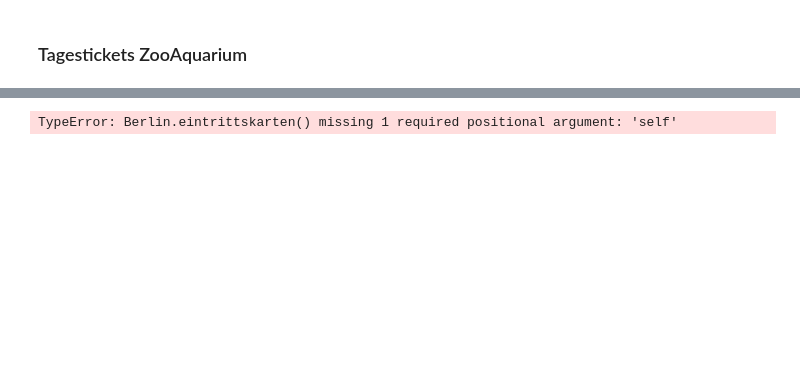
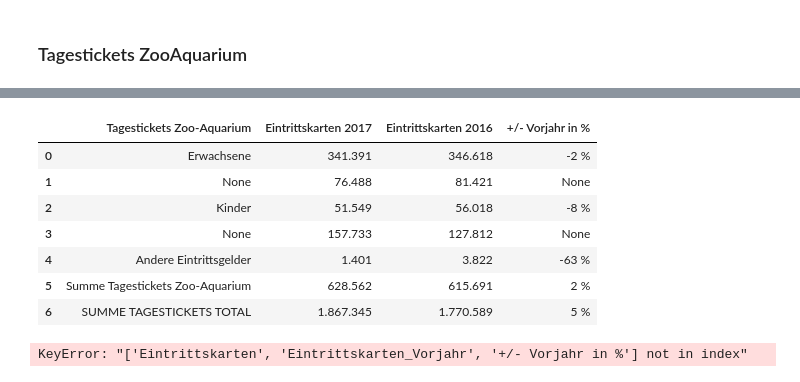
Before and after one commit to Ben-physics-dotcom/VdZ_aDataScienceProject, a Jupyter notebook: Data_Cleaning/berlin/2017.ipynb, the cells around one changed output, grey strips where cells are left out. Drawn from its saved outputs; the diff is of its cells as text; code cells hidden in the pictures; blank space fills up the shorter version.

```diff
--- a/Data_Cleaning/berlin/2017.ipynb
+++ b/Data_Cleaning/berlin/2017.ipynb
@@ -123,7 +159,18 @@ Tagestickets_Zoo.to_json('../../Data/Berlin/Tagestickets_Zoo.json', index=False)
+# %%
+dfs17[47]
+# %% [output]
+|  | Tagestickets Zoo-Aquarium | Eintrittskarten 2017 | Eintrittskarten 2016 | +/- Vorjahr in % |
+| 0 | Erwachsene | 341.391 | 346.618 | -2 % |
+| 1 | None | 76.488 | 81.421 | None |
+| 2 | Kinder | 51.549 | 56.018 | -8 % |
+| 3 | None | 157.733 | 127.812 | None |
+| 4 | Andere Eintrittsgelder | 1.401 | 3.822 | -63 % |
+| 5 | Summe Tagestickets Zoo-Aquarium | 628.562 | 615.691 | 2 % |
+| 6 | SUMME TAGESTICKETS TOTAL | 1.867.345 | 1.770.589 | 5 % |
 # %%
-Tagestickets_ZooAquarium = dfs_list[2]
+Tagestickets_ZooAquarium = dfs17[2]
 cols = list(Tagestickets_ZooAquarium.columns)
 Tagestickets_ZooAquarium = B.eintrittskarten(df=Tagestickets_ZooAquarium, list_cols=cols, year=2017, past_year=2016)
 Tagestickets_ZooAquarium
 # %% [output]
-TypeError: Berlin.eintrittskarten() missing 1 required positional argument: 'self'
+KeyError: "['Eintrittskarten', 'Eintrittskarten_Vorjahr', '+/- Vorjahr in %'] not in index"
```
Also changed, not shown: parts of 18 cells of this notebook.
